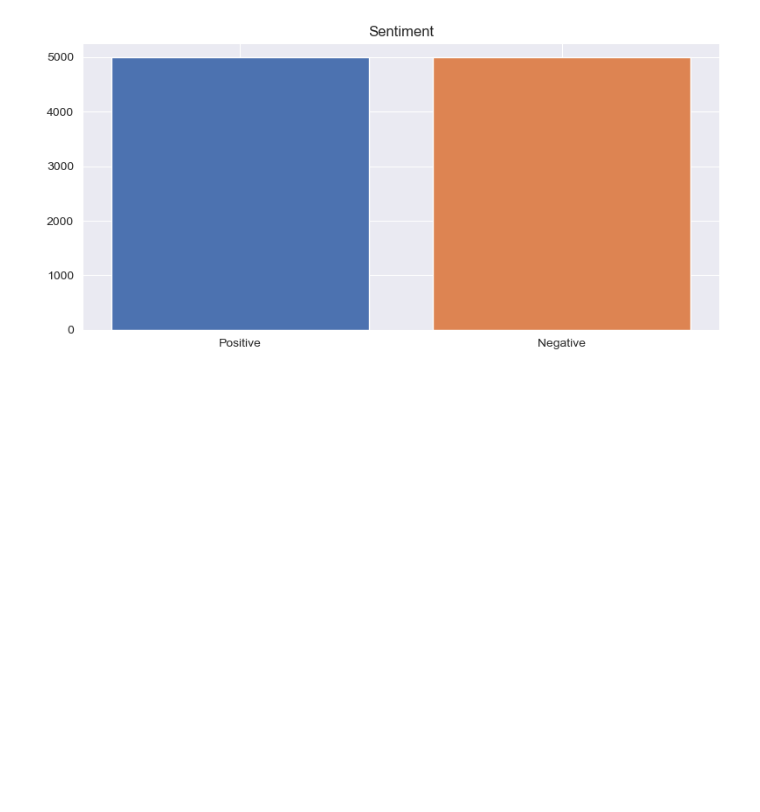
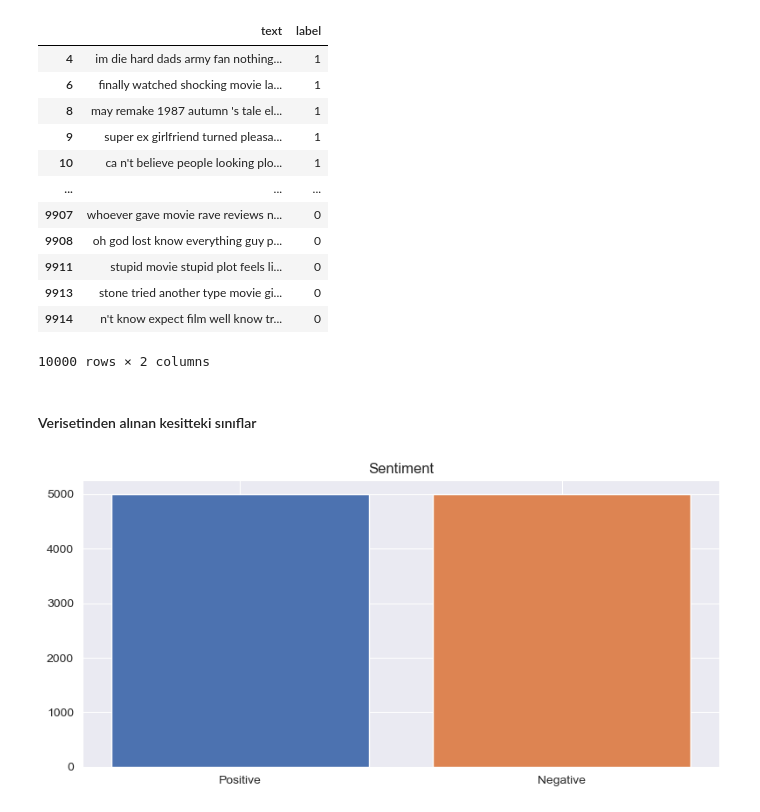
Before and after one commit to okan-sourcerer/CommentAnalyzer, a Jupyter notebook: sentiment-analysis-on-imdb-movie-reviews.ipynb, the cells around one changed output. Saved outputs shown, nothing was run; the diff lists cells and outputs as text; code cells hidden in the pictures; blank space fills up the shorter version.

```diff
--- a/sentiment-analysis-on-imdb-movie-reviews.ipynb
+++ b/sentiment-analysis-on-imdb-movie-reviews.ipynb
@@ -40,0 +36,30 @@ df_review_imb = pd.concat([df_positive,df_negative ])
+# %%
+import nltk
+from nltk.tokenize import word_tokenize
+from nltk.corpus import stopwords
+import string
+
+nltk.download('punkt')
+nltk.download('stopwords')
+
+def preprocess_text(text):
+    # Tokenization
+    tokens = word_tokenize(text)
+
+    # Lowercasing
+    tokens = [token.lower() for token in tokens]
+
+    # Punctuation removal
+    punctuation = set(string.punctuation)
+    tokens = [token for token in tokens if token not in punctuation]
+
+    # Stop word removal
+    stop_words = set(stopwords.words('english'))
+    tokens = [token for token in tokens if token not in stop_words]
+
+    # Other preprocessing steps (e.g., stemming, handling special characters, etc.) can be added here
+
+    # Join the tokens back into a single string
+    preprocessed_text = ' '.join(tokens)
+
+    return preprocessed_text
@@ -41,3 +73,22 @@ df_review_imb = pd.concat([df_positive,df_negative ])
+# %%
+df_review["text"] = df_review["text"].apply(preprocess_text)
+df_review
+# %% [output]
+|  | text | label |
+| 4 | im die hard dads army fan nothing... | 1 |
+| 6 | finally watched shocking movie la... | 1 |
+| 8 | may remake 1987 autumn 's tale el... | 1 |
+| 9 | super ex girlfriend turned pleasa... | 1 |
+| 10 | ca n't believe people looking plo... | 1 |
+| ... | ... | ... |
+| 9907 | whoever gave movie rave reviews n... | 0 |
+| 9908 | oh god lost know everything guy p... | 0 |
+| 9911 | stupid movie stupid plot feels li... | 0 |
+| 9913 | stone tried another type movie gi... | 0 |
+| 9914 | n't know expect film well know tr... | 0 |
+10000 rows × 2 columns
+# %% [markdown]
+#### Verisetinden alınan kesitteki sınıflar
 # %%
 colors = sns.color_palette('deep')
 
```
Also changed, not shown: parts of 53 cells of this notebook, 1 other file.
